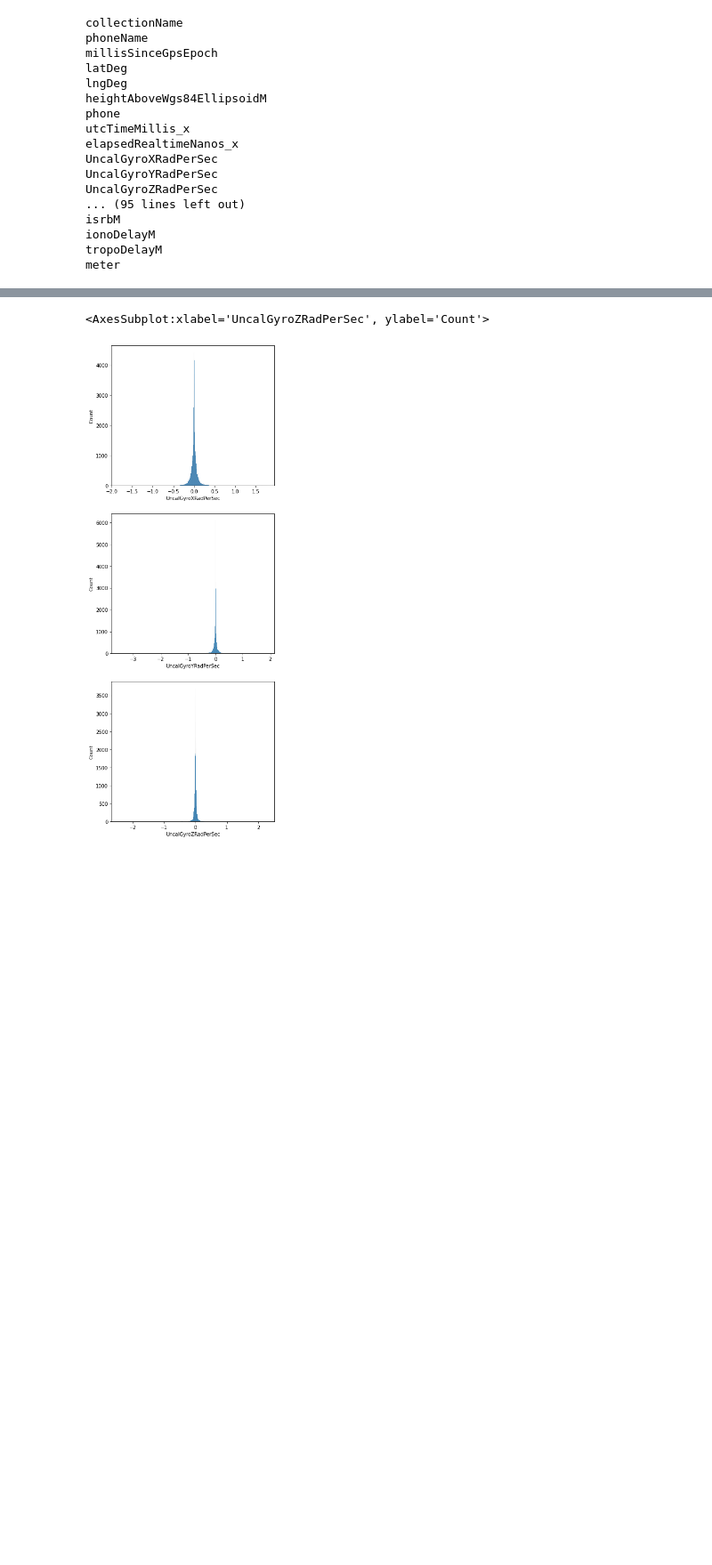
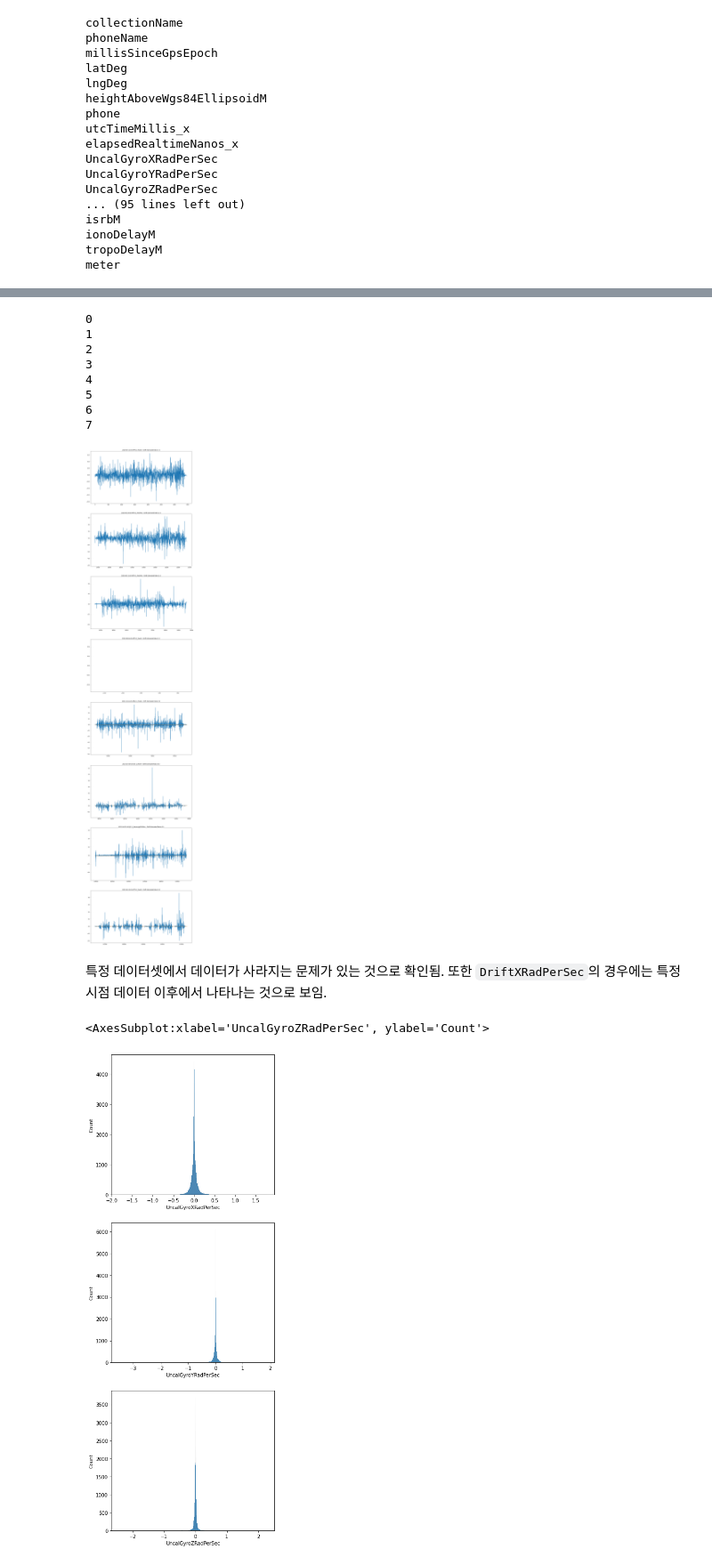
Before and after one commit to leeh8911/BeSuperRepo, a Jupyter notebook: GoogleSmartPhone/code/EDA.ipynb, the cells around one changed output, grey strips where cells are left out. Shown at 89% size. Cells and saved outputs as stored; diff of their text form; code cells hidden in the pictures; blank space fills up the shorter version.

```diff
--- a/GoogleSmartPhone/code/EDA.ipynb
+++ b/GoogleSmartPhone/code/EDA.ipynb
@@ -217,0 +298,10 @@ memory usage: 112.2+ MB
+# %%
+phones = df_train['phone'].unique()
+fig, axes = plt.subplots(len(phones), 1, figsize = (10, 4 * len(phones)))
+for i, phone in enumerate(phones):
+    temp = df_train[df_train['phone'] == phone]
+
+    axes[i].plot(range(temp.shape[0]), temp['millisSinceGpsEpoch'],'o')
+    axes[i].set_title(phone)
+
+plt.show()
@@ -218 +322,28 @@ memory usage: 112.2+ MB
+# %%
+phones = df_train['phone'].unique()
+# %%
+fig, axes = plt.subplots(8, 1, figsize = (16,80))
+
+count = 0
+for i, phone in enumerate(phones):
+    if i % 10 != 0:
+        continue
+    temp = df_train[df_train['phone'] == phone]
+    count = i//10
+    axes[count].plot(temp['UncalGyroXRadPerSec'])
+    axes[count].plot(temp['DriftXRadPerSec'])
+    axes[count].set_title(f"{phone} - Drift Estimated Ratio {temp['DriftXRadPerSec'].isna().mean()}")
+# %% [output]
+0
+1
+2
+3
+4
+5
+6
+7
+[figure, added]
+# %% [markdown]
+특정 데이터셋에서 데이터가 사라지는 문제가 있는 것으로 확인됨.
+또한 `DriftXRadPerSec`의 경우에는 특정 시점 데이터 이후에서 나타나는 것으로 보임.
 # %%
```
Also changed, not shown: parts of 18 cells of this notebook, 4 other files.
